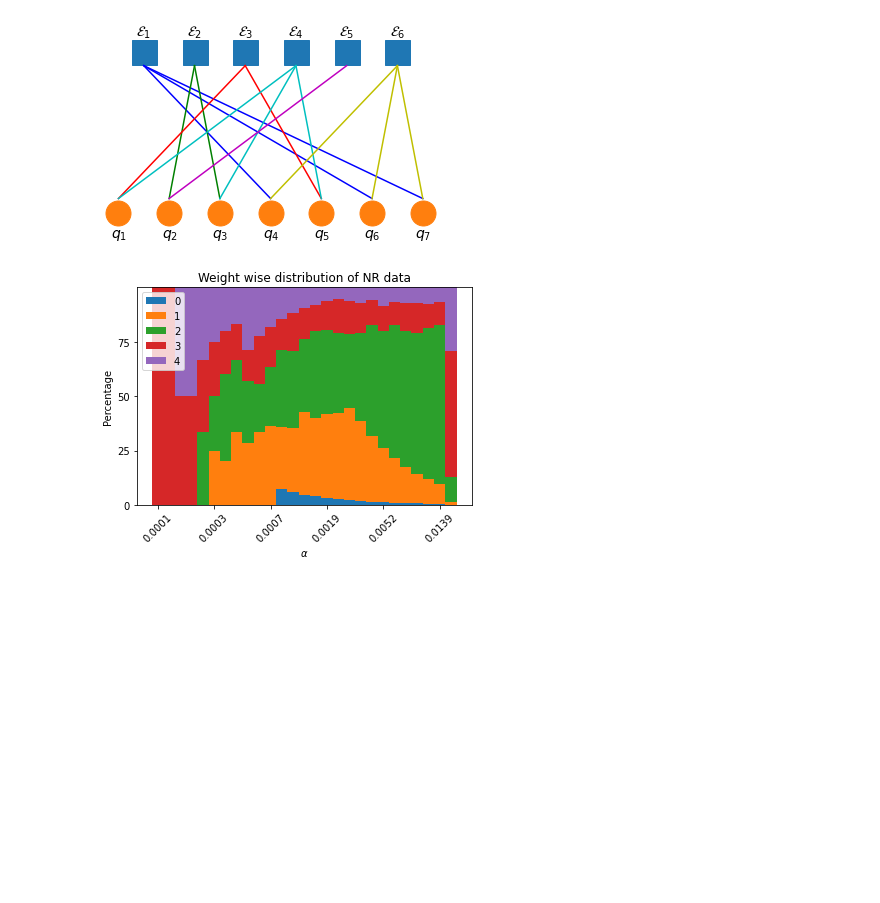
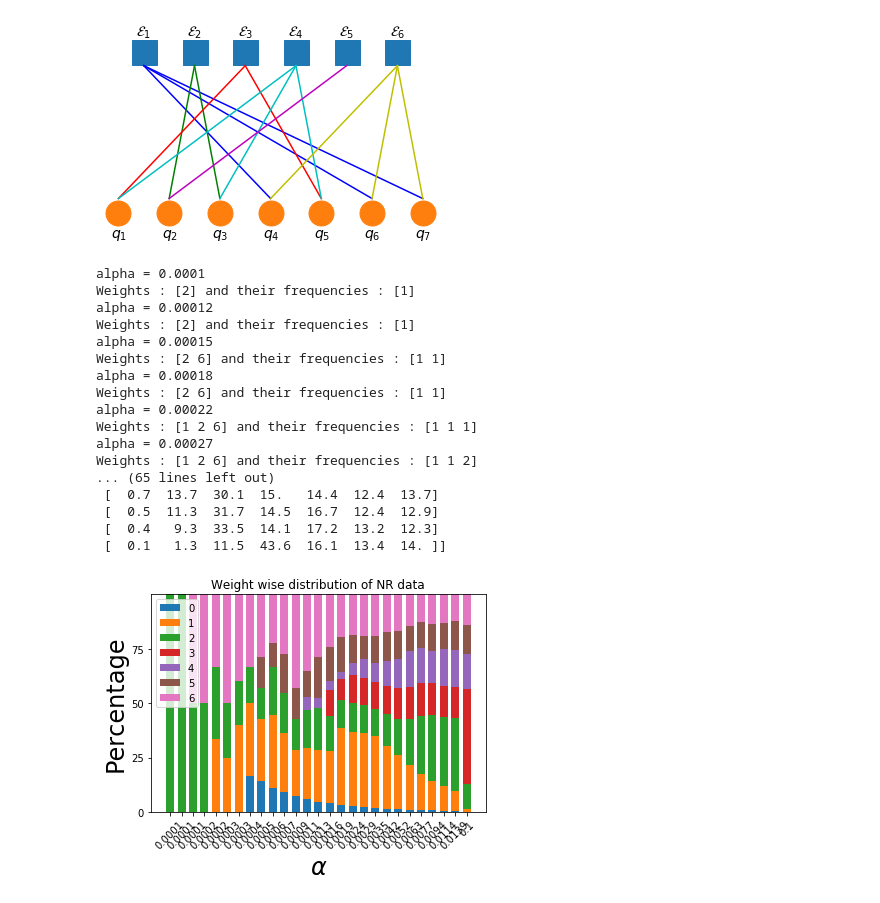
Before and after one commit to aditya2003/QECCLfid, a Jupyter notebook: Tanner.ipynb, the cells around one changed output. Drawn from its saved outputs; the diff is of its cells as text; code cells hidden in the pictures; blank space fills up the shorter version.

Commit message:
nr plot

```diff
--- a/Tanner.ipynb
+++ b/Tanner.ipynb
@@ -73,21 +78,20 @@ def hist_scatter(percentages, xlist):
     plt.legend()
     plt.show()
 # %%
-def get_percentages(nr_weights_all, alphas, nq):
-    total_count = len(nr_weights_all)
-    max_weight = int(max(nr_weights_all))
-    percent_errors = np.zeros((len(alphas),max_weight+1), dtype=np.float)
-    for alpha_count in range(len(alphas)):
-        alpha = alphas[alpha_count]
-        budget_pauli_count = max(int(alpha*total_count),1)
+def ComputeNRBudget(nr_weights_all, alphas, nq):
+    # Compute the relative budget of weight-w error rates in the NR dataset.
+    n_paulis = nr_weights_all.size
+    max_weight = np.max(nr_weights_all)
+    n_alphas = alphas.size
+    percent_errors = np.zeros((n_alphas, max_weight + 1), dtype=np.float)
+    for (alpha_count, alpha) in enumerate(alphas):
+        budget_pauli_count = max(int(alpha * n_paulis),1)
         nr_weights = nr_weights_all[ : budget_pauli_count]
-        # np.array([SamplePoisson(1, cutoff=max_weight) for __ in range(budget_pauli_count)], dtype=np.int)
         weights, weight_count = np.unique(nr_weights, return_counts = True)
-        # print("Weights : {} and their frequencies : {} ".format(weights,weight_count))
+        print("alpha = {}\nWeights : {} and their frequencies : {} ".format(alpha, weights, weight_count))
         nerrors_weight = np.zeros(max_weight + 1, dtype = np.int)
         excess_budget = 0
-        for i in range(len(weights)):
-            w = weights[i]
+        for (i, w) in enumerate(weights):
             count = weight_count[i]
             if(count > comb(nq, w) * (3 ** w)):
                 nerrors_weight[w] = comb(nq, w) * (3 ** w)
@@ -97,26 +101,48 @@ def get_percentages(nr_weights_all, alphas, nq):
         # Redistributing excess errors generated by Poisson distribution
         # Lower weights get priority over higher ones
         for w in range(max_weight + 1):
-            need_weight_w = comb(nq,w)*(3**w) - nerrors_weight[w]
+            need_weight_w = comb(nq, w)*(3 ** w) - nerrors_weight[w]
             add_to_weight_w = min(excess_budget, need_weight_w)
             nerrors_weight[w] += add_to_weight_w
             excess_budget -= add_to_weight_w
-        percent_errors[alpha_count][:] = [nerrors_weight[w]*100/budget_pauli_count for w in range(max_weight+1)]
+        percent_errors[alpha_count, :] = [nerrors_weight[w]*100/budget_pauli_count for w in range(max_weight+1)]
     return percent_errors
 # %%
 # hist_scatter(np.array([[25,25,25,25],[0,0,50,50],[100,0,0,0]]),[0,0.1,0.2])
+# %%
+nq = 7
+# nr_weights_l3 = np.loadtxt("/home/oem/Documents/chbank/aditya_beluga_cptp_l3_00/physical/nrw_cptp_0.07_4_8_1.5.txt").astype(int)[4]
+nr_weights_l2 = np.random.randint(0, high=nq, size=(4**nq,))
+alphas_l2 = np.array([0.0001,0.00012,0.00015,0.00018,0.00022,0.00027,0.00033,0.0004,0.00048,0.00059,0.00072,0.00088,0.00107,0.0013,0.00158,0.00193,0.00235,0.00287,0.00349,0.00425,0.00518,0.00631,0.00769,0.00936,0.01141,0.01389,0.1], dtype = np.float)
+
+percentages = ComputeNRBudget(nr_weights_l2, alphas_l2, nq)
+print(np.round(percentages, 1))
+hist_scatter(percentages, alphas_l2)
+# %% [output]
+alpha = 0.0001
+Weights : [2] and their frequencies : [1]
+alpha = 0.00012
+Weights : [2] and their frequencies : [1]
+alpha = 0.00015
+Weights : [2 6] and their frequencies : [1 1]
+alpha = 0.00018
+Weights : [2 6] and their frequencies : [1 1]
+alpha = 0.00022
+Weights : [1 2 6] and their frequencies : [1 1 1]
+alpha = 0.00027
+Weights : [1 2 6] and their frequencies : [1 1 2]
+... (65 lines left out)
+ [  0.7  13.7  30.1  15.   14.4  12.4  13.7]
+ [  0.5  11.3  31.7  14.5  16.7  12.4  12.9]
+ [  0.4   9.3  33.5  14.1  17.2  13.2  12.3]
+ [  0.1   1.3  11.5  43.6  16.1  13.4  14. ]]
+[figure, added]
 # %%
-nr_weights_l3 = np.loadtxt("/home/oem/Documents/chbank/aditya_beluga_cptp_l3_00/physical/nrw_cptp_0.07_4_8_1.5.txt").astype(int)[4]
-alphas_l3=[0.0001,0.00012,0.00015,0.00018,0.00022,0.00027,0.00033,0.0004,0.00048,0.00059,0.00072,0.00088,0.00107,0.0013,0.00158,0.00193,0.00235,0.00287,0.00349,0.00425,0.00518,0.00631,0.00769,0.00936,0.01141,0.01389,0.1]
+# nr_weights_l2 = np.load("/home/oem/Documents/chbank/cptp_l2_24_12_2020_00/physical/nrw_cptp_0.03_4_8_1.5.npy").astype(int)[0]
+nr_weights_l3 = np.random.randint(0, high=nq, size=(4**nq,))
+alphas_l2 = [0,0.0001,0.00012,0.00015,0.00018,0.00022,0.00027,0.00033,0.0004,0.00048,0.00059,0.00072,0.00088,0.00107,0.0013,0.00158,0.00193,0.00235,0.00287,0.00349,0.00425,0.00518,0.00631,0.00769,0.00936,0.01141,0.01389,0.01693,0.02062,0.02512,0.0306,0.03728,0.04541,0.05532,0.06739,0.08209,0.1]
 
-nr_weights_l2 = np.load("/home/oem/Documents/chbank/cptp_l2_24_12_2020_00/physical/nrw_cptp_0.03_4_8_1.5.npy").astype(int)[0]
-alphas_l2 = [0,0.0001,0.00012,0.00015,0.00018,0.00022,0.00027,0.00033,0.0004,0.00048,0.00059,0.00072,0.00088,0.00107,0.0013,0.00158,0.00193,0.00235,0.00287,0.00349,0.00425,0.00518,0.00631,0.00769,0.00936,0.01141,0.01389,0.01693,0.02062,0.02512,0.0306,0.03728,0.04541,0.05532,0.06739,0.08209,0.1]
-nq = 7
+# percentages = get_percentages(nr_weights_l3, alphas_l3, nq)
+# print("percentages\n{}".format(percentages))
 
-# percentages = get_percentages(nr_weights_l2, alphas_l2, nq)
-# hist_scatter(percentages,alphas_l2)
-
-percentages = get_percentages(nr_weights_l3, alphas_l3, nq)
-hist_scatter(percentages,alphas_l3)
+hist_scatter(percentages, np.array(alphas_l3, dtype = np.float))
-# %% [output]
-[figure, removed]
```
Also changed, not shown: parts of 1 cell of this notebook.
